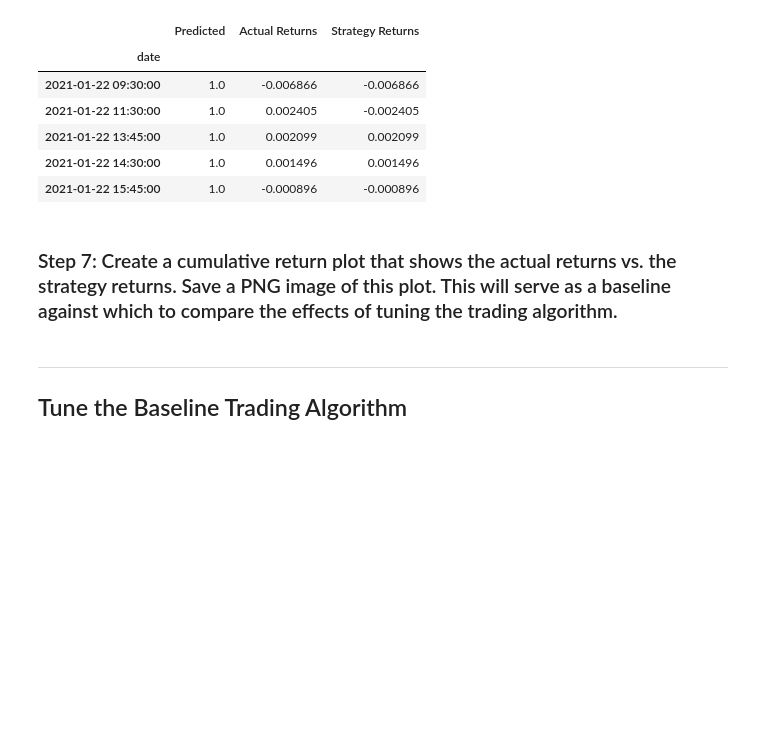
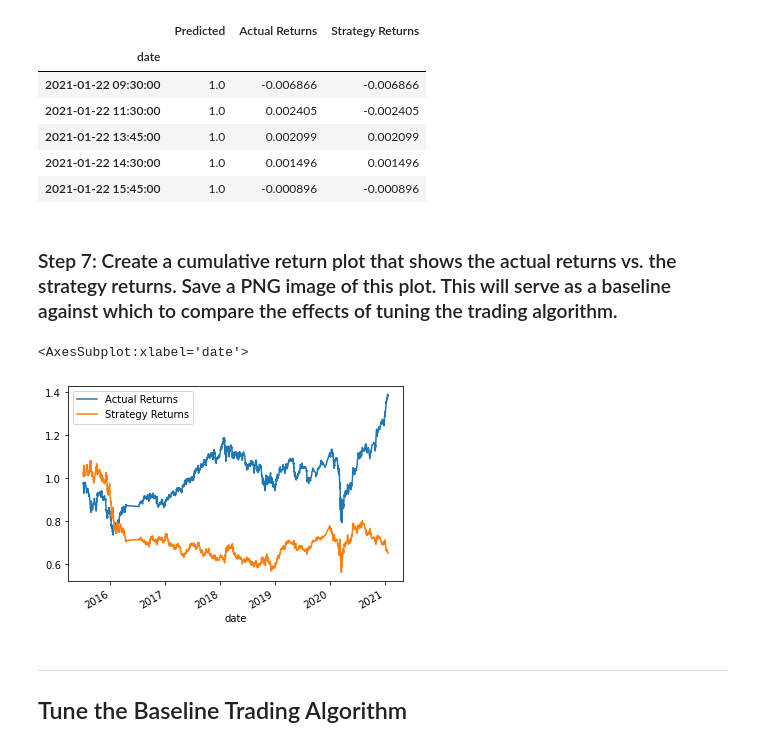
Before and after one commit to jdonnelly0804/Algo-Trading-Homework, a Jupyter notebook: Instructions/Starter_Code/machine_learning_trading_bot.ipynb, the cells around one changed output. Saved outputs shown, nothing was run; the diff lists cells and outputs as text; code cells hidden in the pictures; blank space fills up the shorter version.

```diff
--- a/Instructions/Starter_Code/machine_learning_trading_bot.ipynb
+++ b/Instructions/Starter_Code/machine_learning_trading_bot.ipynb
@@ -384,7 +384,10 @@ display(predictions_df.tail())
 ### Step 7: Create a cumulative return plot that shows the actual returns vs. the strategy returns. Save a PNG image of this plot. This will serve as a baseline against which to compare the effects of tuning the trading algorithm.
 # %%
 # Plot the actual returns versus the strategy returns
-# YOUR CODE HERE
+(1 + predictions_df[["Actual Returns", "Strategy Returns"]]).cumprod().plot()
+# %% [output]
+<AxesSubplot:xlabel='date'>
+[figure, added]
 # %% [markdown]
 ---
 
```
Also changed, not shown: parts of 1 cell of this notebook.
